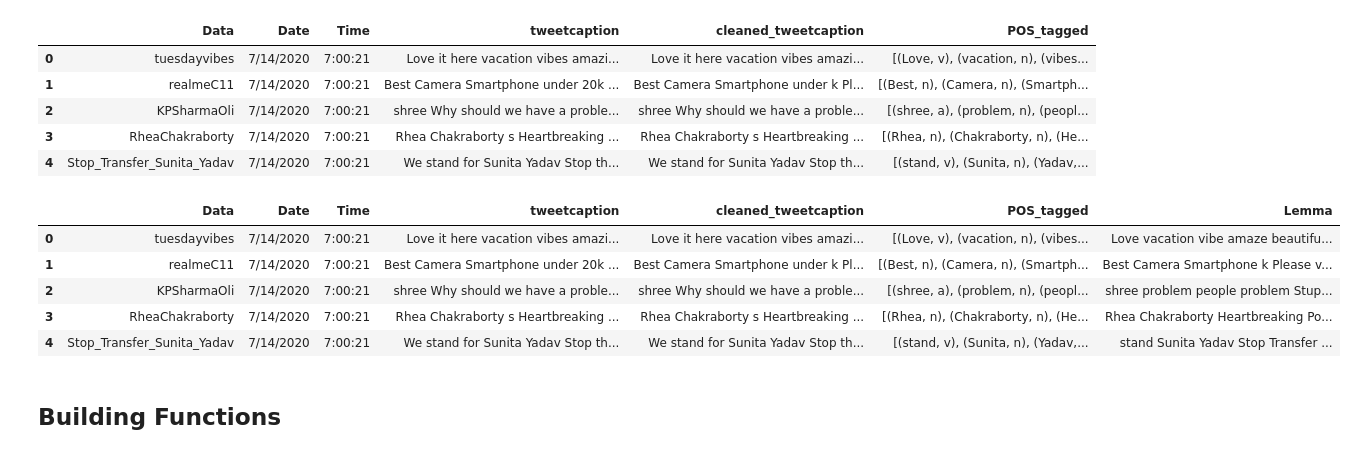
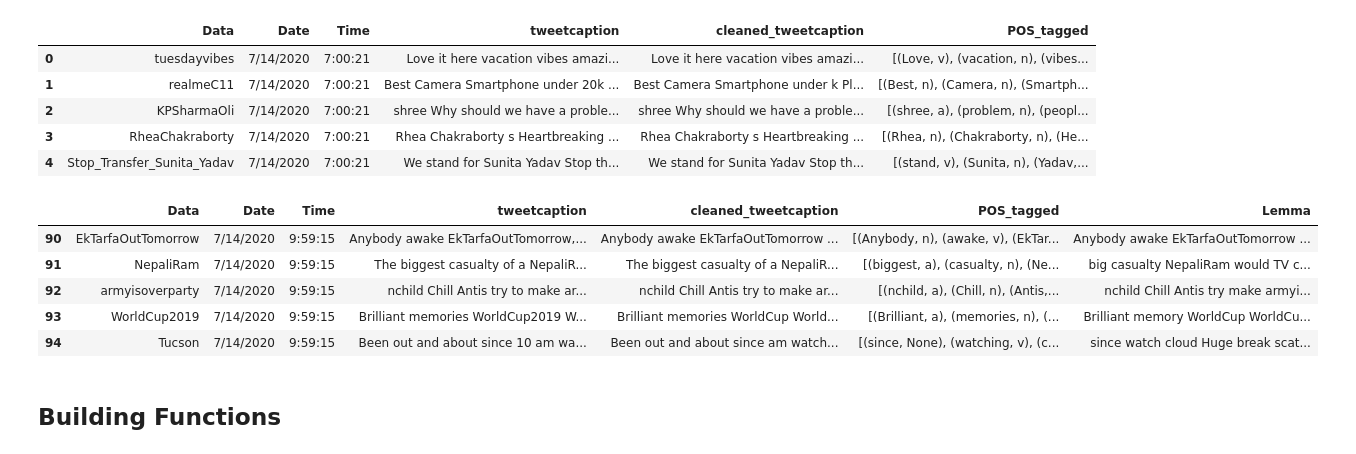
Before and after one commit to I-am-sayantan/public-sentiment-analysis-based-on-twitter-hashtags, a Jupyter notebook: CONTRIBUTION/Jupyter notebooks/Rudransh_Agrawal.ipynb, the cells around one changed output. Cells and saved outputs as stored; diff of their text form; code cells hidden in the pictures.

```diff
--- a/CONTRIBUTION/Jupyter notebooks/Rudransh_Agrawal.ipynb
+++ b/CONTRIBUTION/Jupyter notebooks/Rudransh_Agrawal.ipynb
@@ -40,6 +44,6 @@ Requirement already satisfied: tqdm in /home/rudra/.local/lib/python3.8/site-pac
 # %% [markdown]
 In this part I have cleaned the dataset by removing unwanted columns, removing punctuation marks in the tweetcaption column and using only relevant words for sentiment analysis.
 # %%
-data = pd.read_csv('dataset.csv')
+data = pd.read_csv('F:/MyGithub/public-sentiment-analysis-based-on-twitter-hashtags/datasets/datasets/dataset.csv')
 data.head()
 # %% [output]
@@ -66,8 +60,8 @@ def clean(txt):
     return txt
 
 # Cleaning the text in the tweetcaption column
-my_data['cleaned_tweetcaption'] = my_data['tweetcaption'].apply(clean)
-my_data.head()
+data['cleaned_tweetcaption'] = data['tweetcaption'].apply(clean)
+data.head()
 # %% [output]
 |  | Data | Date | Time | tweetcaption | cleaned_tweetcaption |
 | 0 | tuesdayvibes | 7/14/2020 | 7:00:21 | Love it here vacation vibes amazi... | Love it here vacation vibes amazi... |
@@ -87,8 +81,8 @@ def token_stop_pos(text):
             newlist.append(tuple([word, pos_dict.get(tag[0])]))
     return newlist
 
-my_data['POS_tagged'] = my_data['cleaned_tweetcaption'].apply(token_stop_pos)
-my_data.head()
+data['POS_tagged'] = data['cleaned_tweetcaption'][0:100].apply(token_stop_pos)
+data.head()
 # %% [output]
 |  | Data | Date | Time | tweetcaption | cleaned_tweetcaption | POS_tagged |
 | 0 | tuesdayvibes | 7/14/2020 | 7:00:21 | Love it here vacation vibes amazi... | Love it here vacation vibes amazi... | [(Love, v), (vacation, n), (vibes... |
@@ -98,27 +92,28 @@ my_data.head()
 | 4 | Stop_Transfer_Sunita_Yadav | 7/14/2020 | 7:00:21 | We stand for Sunita Yadav Stop th... | We stand for Sunita Yadav Stop th... | [(stand, v), (Sunita, n), (Yadav,... |
 # %%
 #using the pos_tagged column data to create a lemma column conatining relevant words
+my_data=data
 wordnet_lemmatizer = WordNetLemmatizer()
 def lemmatize(pos_data):
     lemma_rew = " "
     for word, pos in pos_data:
         if not pos:
             lemma = word
             lemma_rew = lemma_rew + " " + lemma
         else:
             lemma = wordnet_lemmatizer.lemmatize(word, pos=pos)
             lemma_rew = lemma_rew + " " + lemma
     return lemma_rew
 
-my_data['Lemma'] = my_data['POS_tagged'].apply(lemmatize)
-my_data.head()
+my_data['Lemma'] = my_data['POS_tagged'][0:100].apply(lemmatize)
+my_data[90:100].head()
 # %% [output]
 |  | Data | Date | Time | tweetcaption | cleaned_tweetcaption | POS_tagged | Lemma |
-| 0 | tuesdayvibes | 7/14/2020 | 7:00:21 | Love it here vacation vibes amazi... | Love it here vacation vibes amazi... | [(Love, v), (vacation, n), (vibes... | Love vacation vibe amaze beautifu... |
-| 1 | realmeC11 | 7/14/2020 | 7:00:21 | Best Camera Smartphone under 20k ... | Best Camera Smartphone under k Pl... | [(Best, n), (Camera, n), (Smartph... | Best Camera Smartphone k Please v... |
-| 2 | KPSharmaOli | 7/14/2020 | 7:00:21 | shree Why should we have a proble... | shree Why should we have a proble... | [(shree, a), (problem, n), (peopl... | shree problem people problem Stup... |
-| 3 | RheaChakraborty | 7/14/2020 | 7:00:21 | Rhea Chakraborty s Heartbreaking ... | Rhea Chakraborty s Heartbreaking ... | [(Rhea, n), (Chakraborty, n), (He... | Rhea Chakraborty Heartbreaking Po... |
-| 4 | Stop_Transfer_Sunita_Yadav | 7/14/2020 | 7:00:21 | We stand for Sunita Yadav Stop th... | We stand for Sunita Yadav Stop th... | [(stand, v), (Sunita, n), (Yadav,... | stand Sunita Yadav Stop Transfer ... |
+| 90 | EkTarfaOutTomorrow | 7/14/2020 | 9:59:15 | Anybody awake EkTarfaOutTomorrow,... | Anybody awake EkTarfaOutTomorrow ... | [(Anybody, n), (awake, v), (EkTar... | Anybody awake EkTarfaOutTomorrow ... |
+| 91 | NepaliRam | 7/14/2020 | 9:59:15 | The biggest casualty of a NepaliR... | The biggest casualty of a NepaliR... | [(biggest, a), (casualty, n), (Ne... | big casualty NepaliRam would TV c... |
+| 92 | armyisoverparty | 7/14/2020 | 9:59:15 | nchild Chill Antis try to make ar... | nchild Chill Antis try to make ar... | [(nchild, a), (Chill, n), (Antis,... | nchild Chill Antis try make armyi... |
+| 93 | WorldCup2019 | 7/14/2020 | 9:59:15 | Brilliant memories WorldCup2019 W... | Brilliant memories WorldCup World... | [(Brilliant, a), (memories, n), (... | Brilliant memory WorldCup WorldCu... |
+| 94 | Tucson | 7/14/2020 | 9:59:15 | Been out and about since 10 am wa... | Been out and about since am watch... | [(since, None), (watching, v), (c... | since watch cloud Huge break scat... |
 # %% [markdown]
 ## Building Functions
 # %% [markdown]
```
Also changed, not shown: parts of 6 cells of this notebook.
